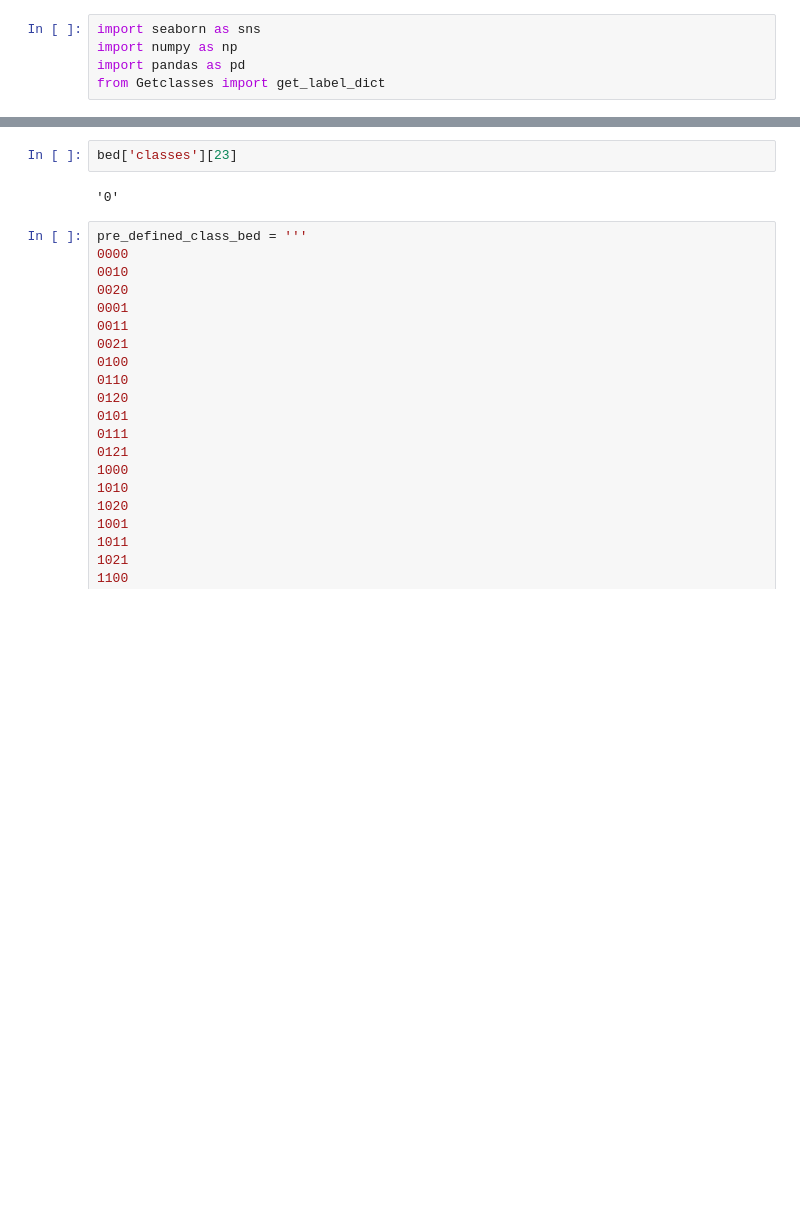
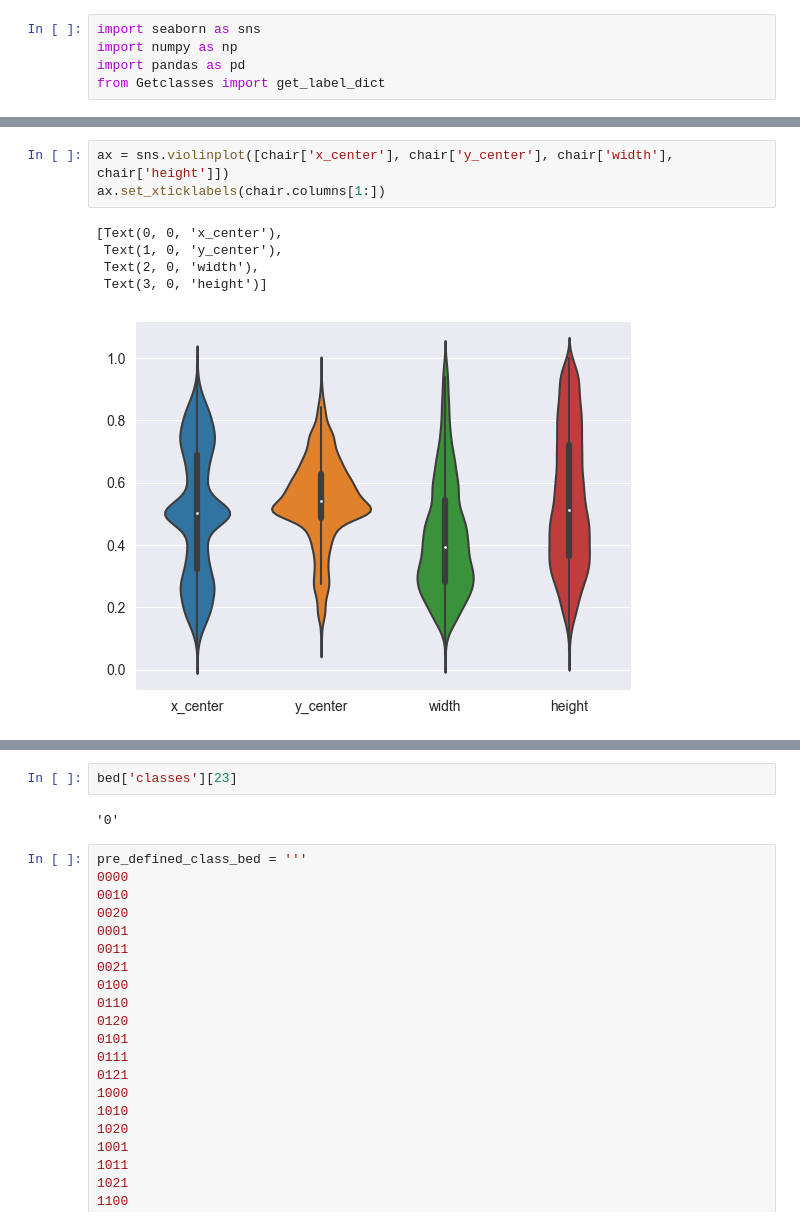
Before and after one commit to cyanjz/07Project1, a Jupyter notebook: Datapreparation/EDA/EDA.ipynb, the cells around one changed output, grey strips where cells are left out. Saved outputs shown, nothing was run; the diff lists cells and outputs as text; blank space fills up the shorter version.

```diff
--- a/Datapreparation/EDA/EDA.ipynb
+++ b/Datapreparation/EDA/EDA.ipynb
@@ -16,0 +77,9 @@ NameError: name 'sns' is not defined
+# %%
+ax = sns.violinplot([chair['x_center'], chair['y_center'], chair['width'], chair['height']])
+ax.set_xticklabels(chair.columns[1:])
+# %% [output]
+[Text(0, 0, 'x_center'),
+ Text(1, 0, 'y_center'),
+ Text(2, 0, 'width'),
+ Text(3, 0, 'height')]
+[figure, added]
```
Also changed, not shown: parts of 16 cells of this notebook, 5 other files.
